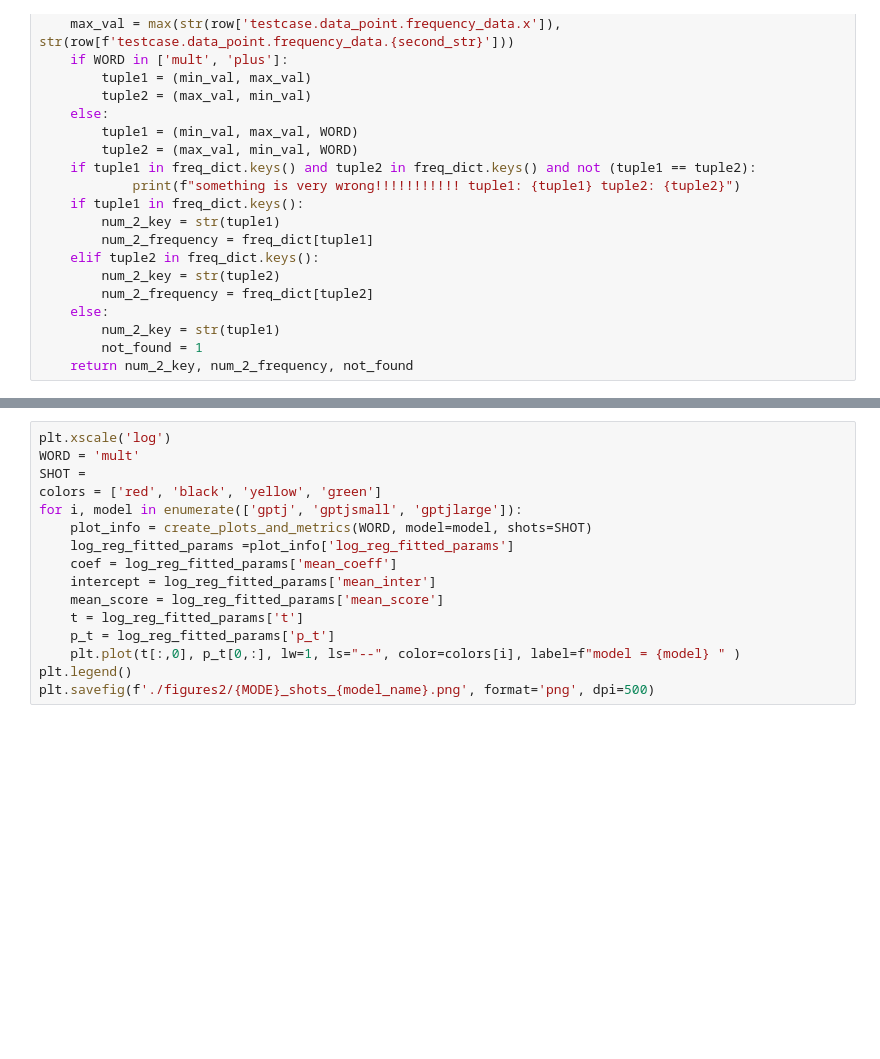
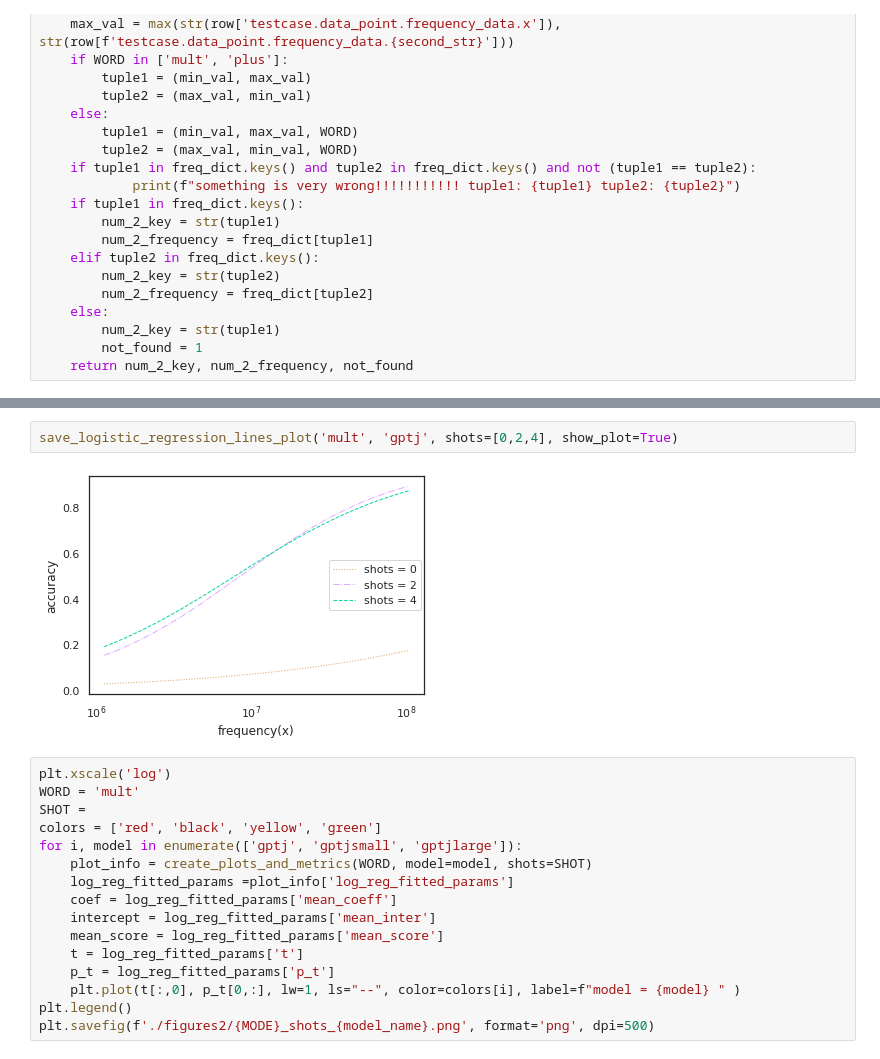
Before and after one commit to yasamanrazeghi7/TermFrequency, a Jupyter notebook: GPTAnalyzer/AggregateResults/clean_plots.ipynb, the cells around one changed output, grey strips where cells are left out. Drawn from its saved outputs; the diff is of its cells as text; blank space fills up the shorter version.

```diff
--- a/GPTAnalyzer/AggregateResults/clean_plots.ipynb
+++ b/GPTAnalyzer/AggregateResults/clean_plots.ipynb
@@ -127,3 +64,7 @@ plt.savefig(f'./figures4/{MODE}_shots_{model_name}.pdf', format='pdf', dpi=500)
+# %%
+save_logistic_regression_lines_plot('mult', 'gptj', shots=[0,2,4], show_plot=True)
+# %% [output]
+[figure, added]
 # %%
 plt.xscale('log')
 WORD = 'mult'
```
Also changed, not shown: parts of 3 cells of this notebook, 1 other file.
